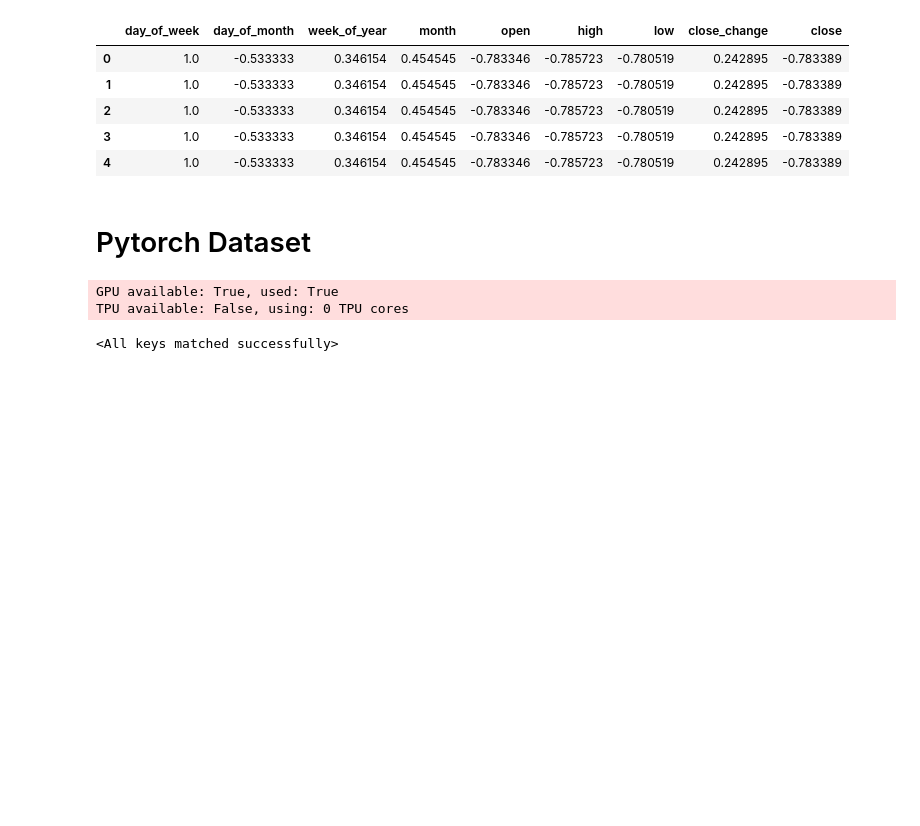
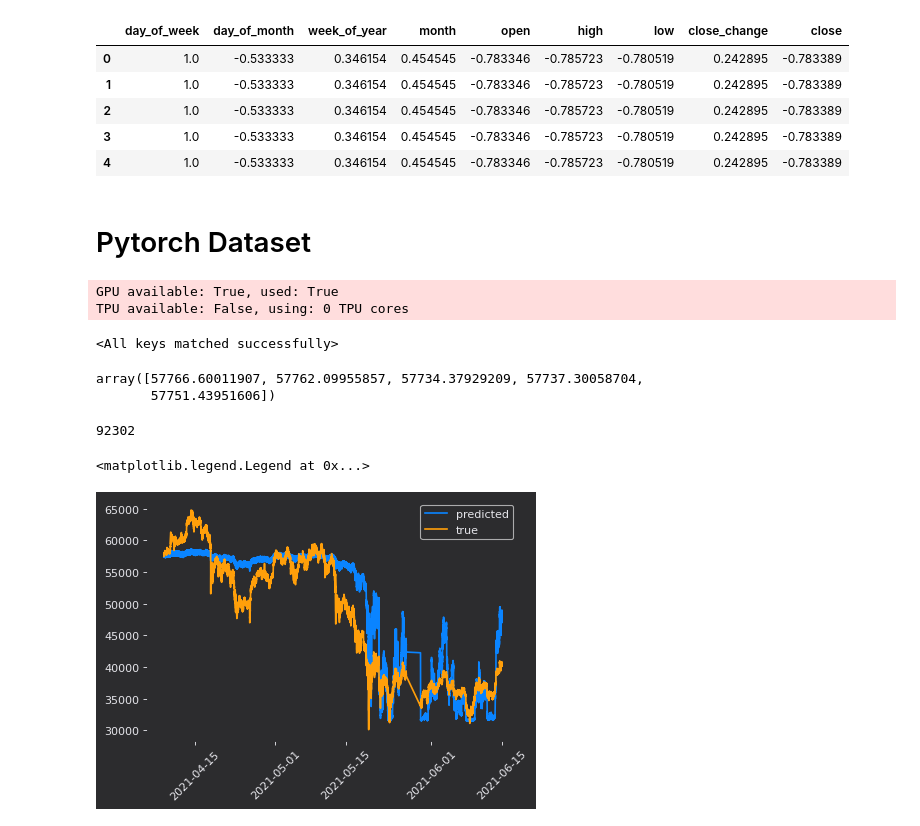
Before and after one commit to bamblebam/multivariate-time-series-analysis, a Jupyter notebook: time_series.ipynb, the cells around one changed output. Drawn from its saved outputs; the diff is of its cells as text; code cells hidden in the pictures; blank space fills up the shorter version.

Commit message:
plot

```diff
--- a/time_series.ipynb
+++ b/time_series.ipynb
@@ -333,3 +333,31 @@ for item in tqdm(test_dataset):
     loss,output=trained_model(sequence.unsqueeze(dim=0))
     predictions.append(output.item())
     labels.append(label.item())
+# %%
+descaler=MinMaxScaler()
+descaler.min_,descaler.scale_=scaler.min_[-1],scaler.scale_[-1]
+# %%
+def descale(descaler,values):
+    return descaler.inverse_transform(np.array(values)[:,np.newaxis]).flatten()
+# %%
+preds_descaled=descale(descaler,predictions)
+labels_descaled=descale(descaler,labels)
+# %%
+labels_descaled[:5]
+# %% [output]
+array([57766.60011907, 57762.09955857, 57734.37929209, 57737.30058704,
+       57751.43951606])
+# %%
+test_data=df[int(len(df)*0.9):].iloc[SEQUENCE_LENGTH:]
+len(test_data)
+# %% [output]
+92302
+# %%
+dates=mpl.dates.date2num(test_data.date.to_list())
+plt.plot_date(dates,preds_descaled,'-',label='predicted')
+plt.plot_date(dates,labels_descaled,'-',label='true')
+plt.xticks(rotation=45)
+plt.legend()
+# %% [output]
+<matplotlib.legend.Legend at 0x...>
+[figure, added]
```
